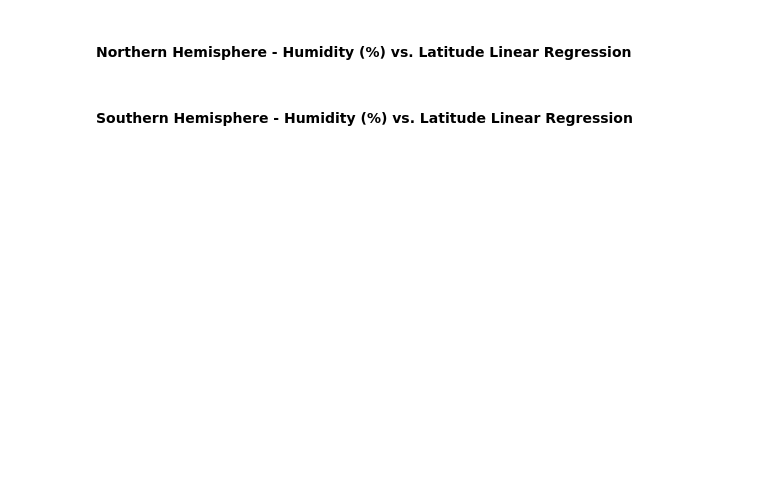
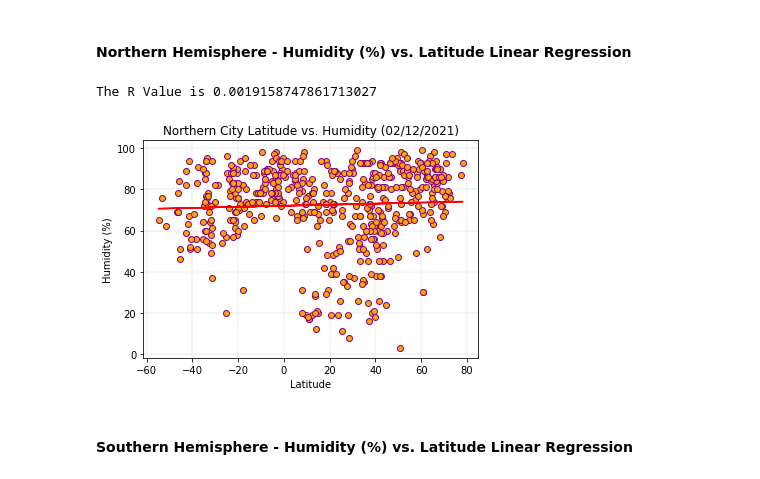
Before and after one commit to MMidwinter/python-api-challenge, a Jupyter notebook: starter_code/WeatherPy.ipynb, the cells around one changed output. Cells and saved outputs as stored; diff of their text form; code cells hidden in the pictures; blank space fills up the shorter version.

```diff
--- a/starter_code/WeatherPy.ipynb
+++ b/starter_code/WeatherPy.ipynb
@@ -387,4 +319,26 @@ plt.show
 # %% [markdown]
 ####  Northern Hemisphere - Humidity (%) vs. Latitude Linear Regression
+# %%
+northern_hemisphere_df = city_cleaned_df[city_cleaned_df['Lat'] >= 0]
+
+northern_city_lat = city_cleaned_df['Lat']
+northern_city_max_humidity = city_cleaned_df['Humidity']
+
+(slope, intercept, rvalue, pvalue, stderr) = st.linregress(northern_city_lat, northern_city_max_humidity)
+correlation = st.pearsonr(northern_city_lat,northern_city_max_humidity)
+
+print(f'The R Value is {rvalue**2}')
+
+plt.scatter(northern_city_lat,northern_city_max_humidity, facecolors='orange', edgecolors='purple')
+plt.title('Northern City Latitude vs. Humidity (02/12/2021)')
+plt.xlabel('Latitude')
+plt.ylabel('Humidity (%)')
+regress_values = northern_city_lat * slope + intercept
+plt.plot(northern_city_lat,regress_values,"r-")
+plt.grid(linestyle='-',linewidth=.25)
+plt.show()
+# %% [output]
+The R Value is 0.0019158747861713027
+[figure, added]
 # %% [markdown]
 ####  Southern Hemisphere - Humidity (%) vs. Latitude Linear Regression
```
Also changed, not shown: parts of 19 cells of this notebook.
